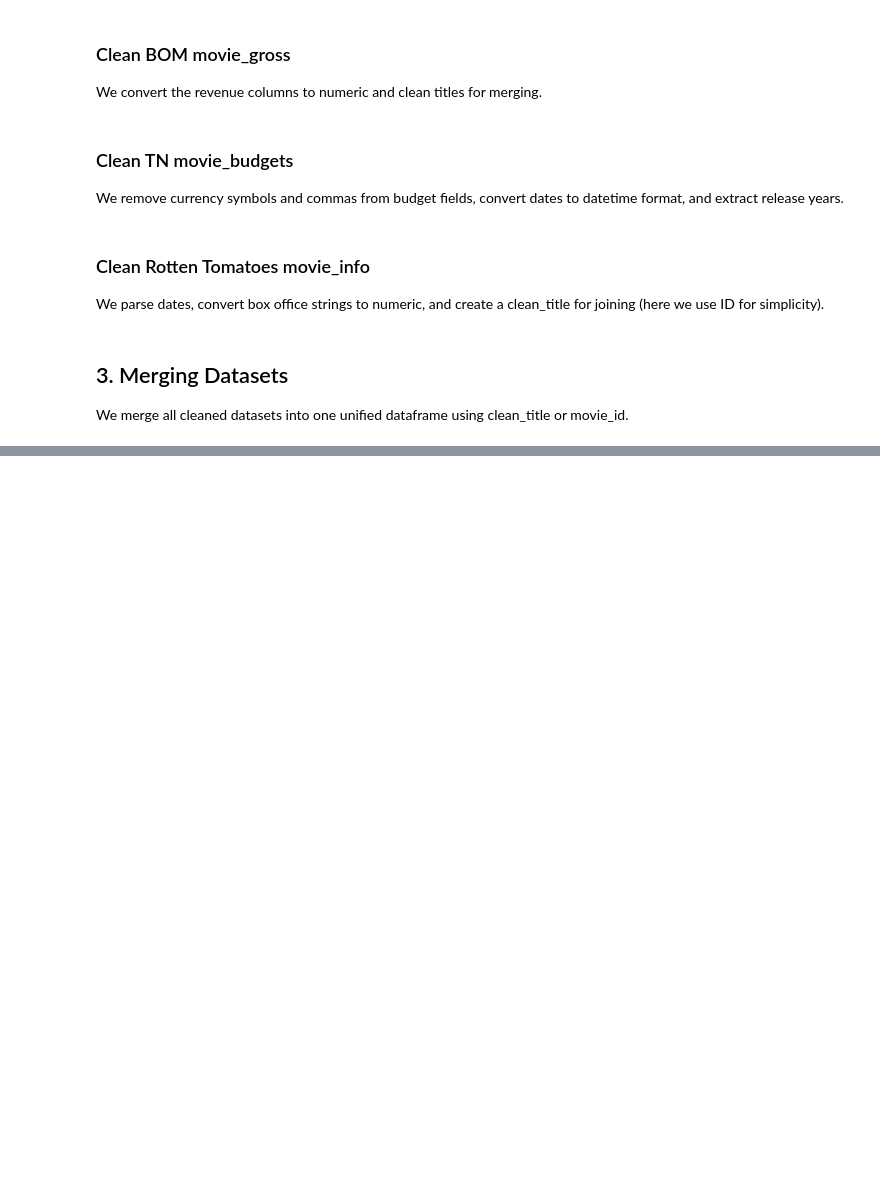
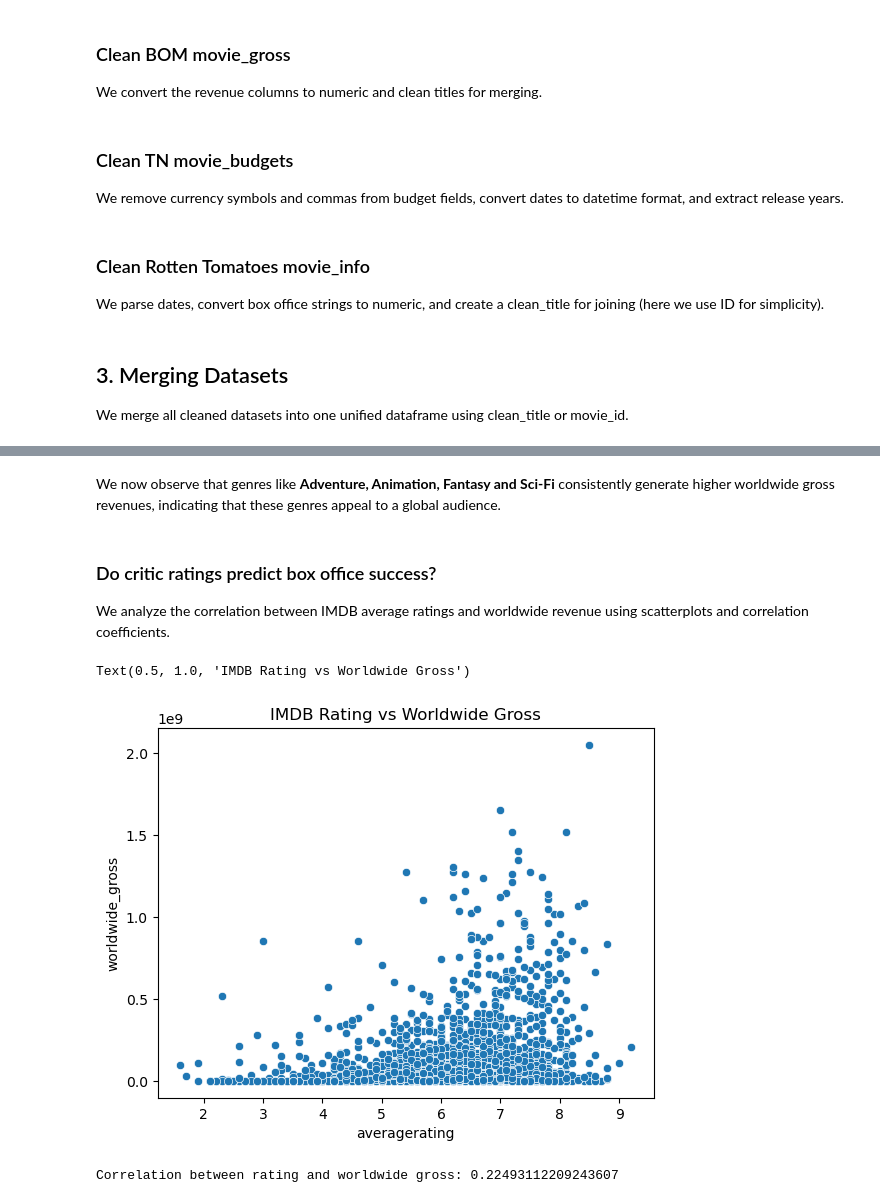
Before and after one commit to Mirriam-Tech/Phase-2-Group-1-Project-2025, a Jupyter notebook: Project_notebook.ipynb, the cells around one changed output, grey strips where cells are left out. Drawn from its saved outputs; the diff is of its cells as text; code cells hidden in the pictures; blank space fills up the shorter version.

```diff
--- a/Project_notebook.ipynb
+++ b/Project_notebook.ipynb
@@ -128,0 +149,23 @@ df_merged = df_merged.merge(df_budgets[['clean_title', 'production_budget', 'wor
+# %% [markdown]
+
+We now observe that genres like **Adventure, Animation, Fantasy and Sci-Fi** consistently generate higher worldwide gross revenues, indicating that these genres appeal to a global audience.
+# %% [markdown]
+### Do critic ratings predict box office success?
+
+We analyze the correlation between IMDB average ratings and worldwide revenue using scatterplots and correlation coefficients.
+# %%
+
+import seaborn as sns
+import matplotlib.pyplot as plt
+
+sns.scatterplot(x='averagerating', y='worldwide_gross', data=df_merged)
+plt.title("IMDB Rating vs Worldwide Gross")
+# %% [output]
+Text(0.5, 1.0, 'IMDB Rating vs Worldwide Gross')
+[figure, added]
+# %%
+
+correlation = df_merged['averagerating'].corr(df_merged['worldwide_gross'])
+print("Correlation between rating and worldwide gross:", correlation)
+# %% [output]
+Correlation between rating and worldwide gross: 0.22493112209243607
```
Also changed, not shown: parts of 12 cells of this notebook.
